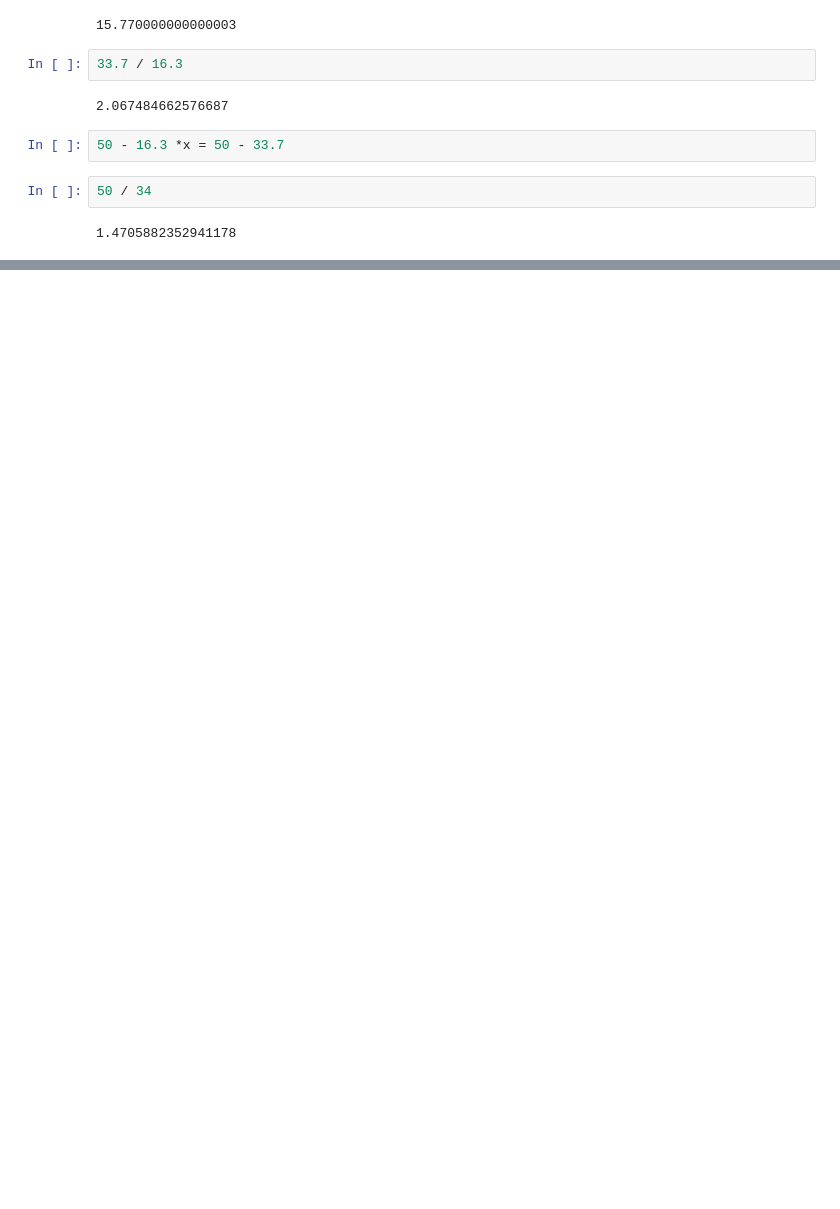
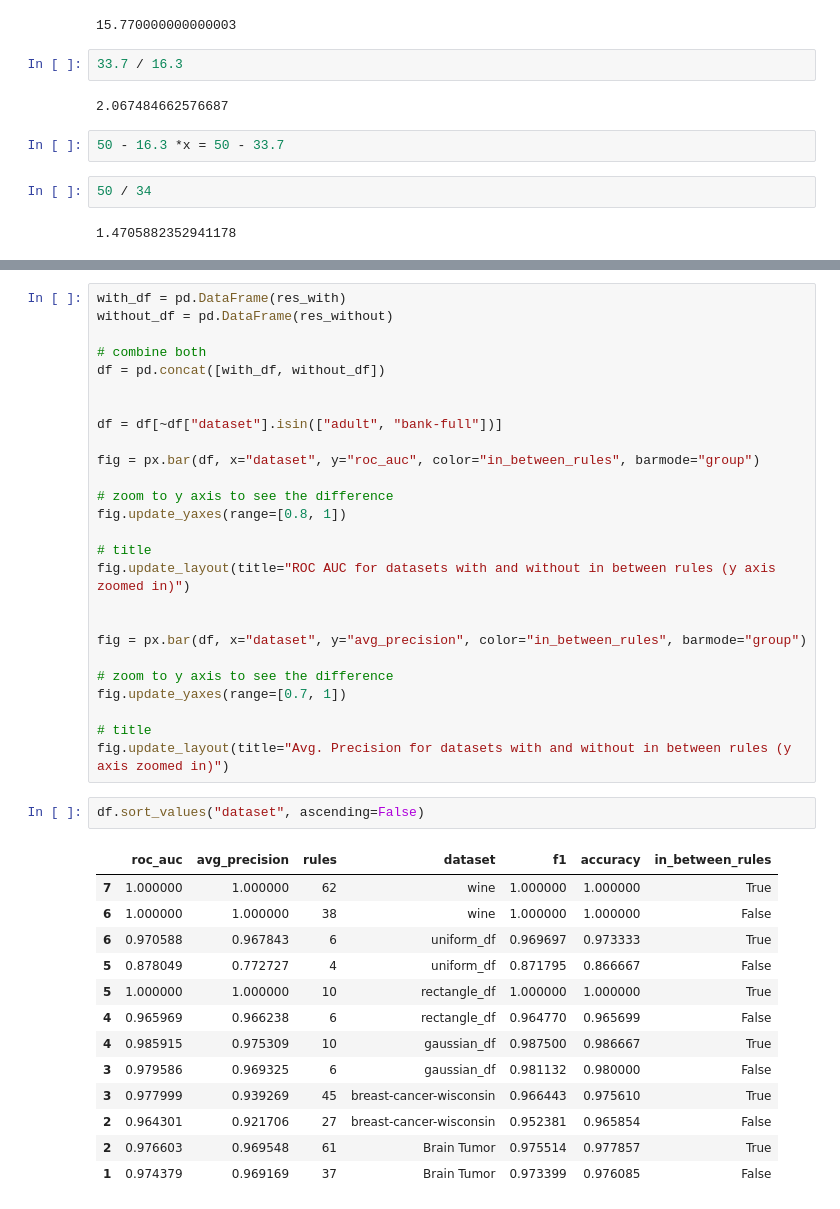
Before and after one commit to HaykTarkhanyan/DSGD-Enhanced, a Jupyter notebook: cdsgd/use_this_sept_1.ipynb, the cells around one changed output, grey strips where cells are left out. Saved outputs shown, nothing was run; the diff lists cells and outputs as text; blank space fills up the shorter version.

```diff
--- a/cdsgd/use_this_sept_1.ipynb
+++ b/cdsgd/use_this_sept_1.ipynb
@@ -305,0 +238,42 @@ fig.show()
+# %%
+with_df = pd.DataFrame(res_with)
+without_df = pd.DataFrame(res_without)
+
+# combine both
+df = pd.concat([with_df, without_df])
+
+
+df = df[~df["dataset"].isin(["adult", "bank-full"])]
+
+fig = px.bar(df, x="dataset", y="roc_auc", color="in_between_rules", barmode="group")
+
+# zoom to y axis to see the difference
+fig.update_yaxes(range=[0.8, 1])
+
+# title
+fig.update_layout(title="ROC AUC for datasets with and without in between rules (y axis zoomed in)")
+
+
+fig = px.bar(df, x="dataset", y="avg_precision", color="in_between_rules", barmode="group")
+
+# zoom to y axis to see the difference
+fig.update_yaxes(range=[0.7, 1])
+
+# title
+fig.update_layout(title="Avg. Precision for datasets with and without in between rules (y axis zoomed in)")
+# %%
+df.sort_values("dataset", ascending=False)
+# %% [output]
+|  | roc_auc | avg_precision | rules | dataset | f1 | accuracy | in_between_rules |
+| 7 | 1.000000 | 1.000000 | 62 | wine | 1.000000 | 1.000000 | True |
+| 6 | 1.000000 | 1.000000 | 38 | wine | 1.000000 | 1.000000 | False |
+| 6 | 0.970588 | 0.967843 | 6 | uniform_df | 0.969697 | 0.973333 | True |
+| 5 | 0.878049 | 0.772727 | 4 | uniform_df | 0.871795 | 0.866667 | False |
+| 5 | 1.000000 | 1.000000 | 10 | rectangle_df | 1.000000 | 1.000000 | True |
+| 4 | 0.965969 | 0.966238 | 6 | rectangle_df | 0.964770 | 0.965699 | False |
+| 4 | 0.985915 | 0.975309 | 10 | gaussian_df | 0.987500 | 0.986667 | True |
+| 3 | 0.979586 | 0.969325 | 6 | gaussian_df | 0.981132 | 0.980000 | False |
+| 3 | 0.977999 | 0.939269 | 45 | breast-cancer-wisconsin | 0.966443 | 0.975610 | True |
+| 2 | 0.964301 | 0.921706 | 27 | breast-cancer-wisconsin | 0.952381 | 0.965854 | False |
+| 2 | 0.976603 | 0.969548 | 61 | Brain Tumor | 0.975514 | 0.977857 | True |
+| 1 | 0.974379 | 0.969169 | 37 | Brain Tumor | 0.973399 | 0.976085 | False |
```
Also changed, not shown: parts of 5 cells of this notebook, 46 other files.
